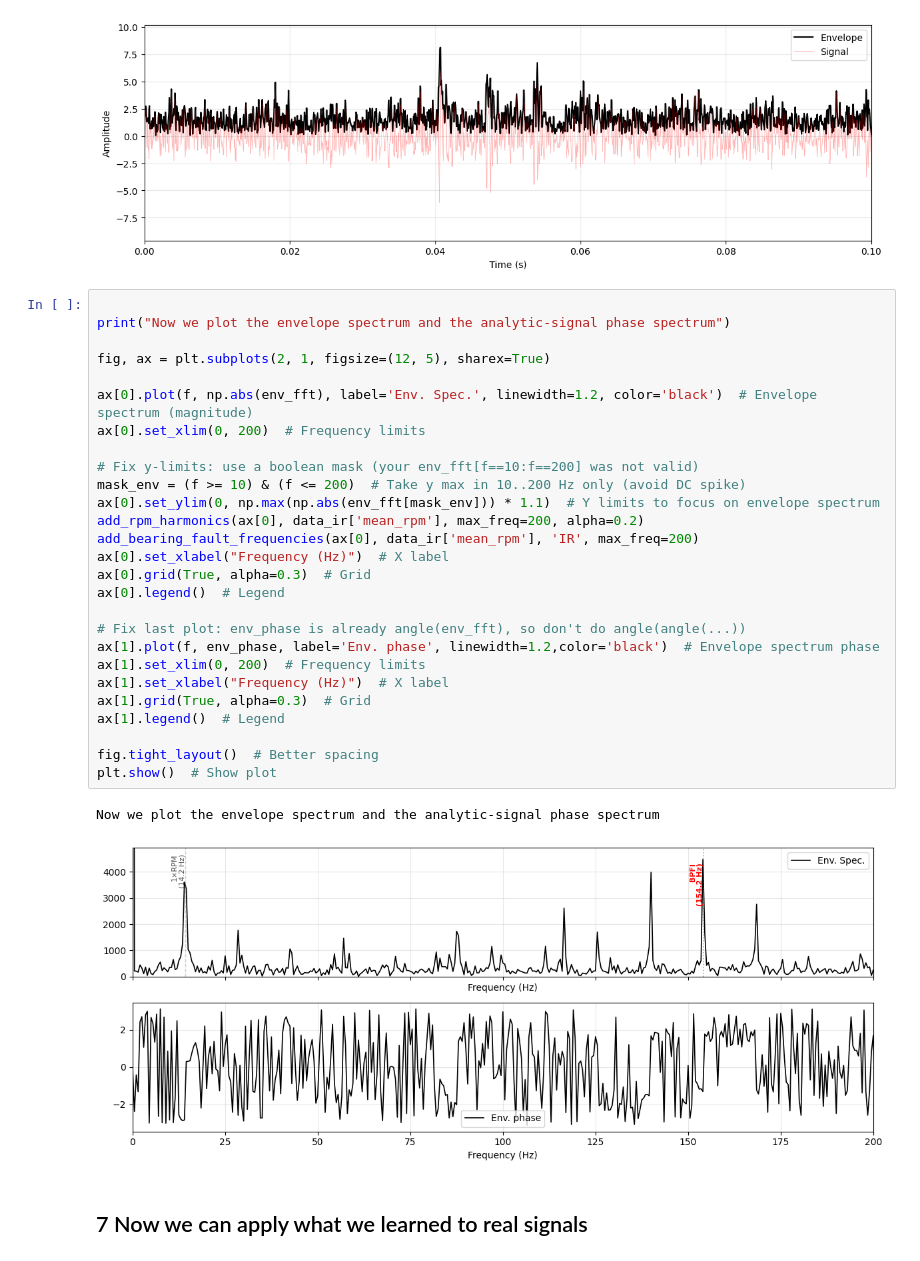
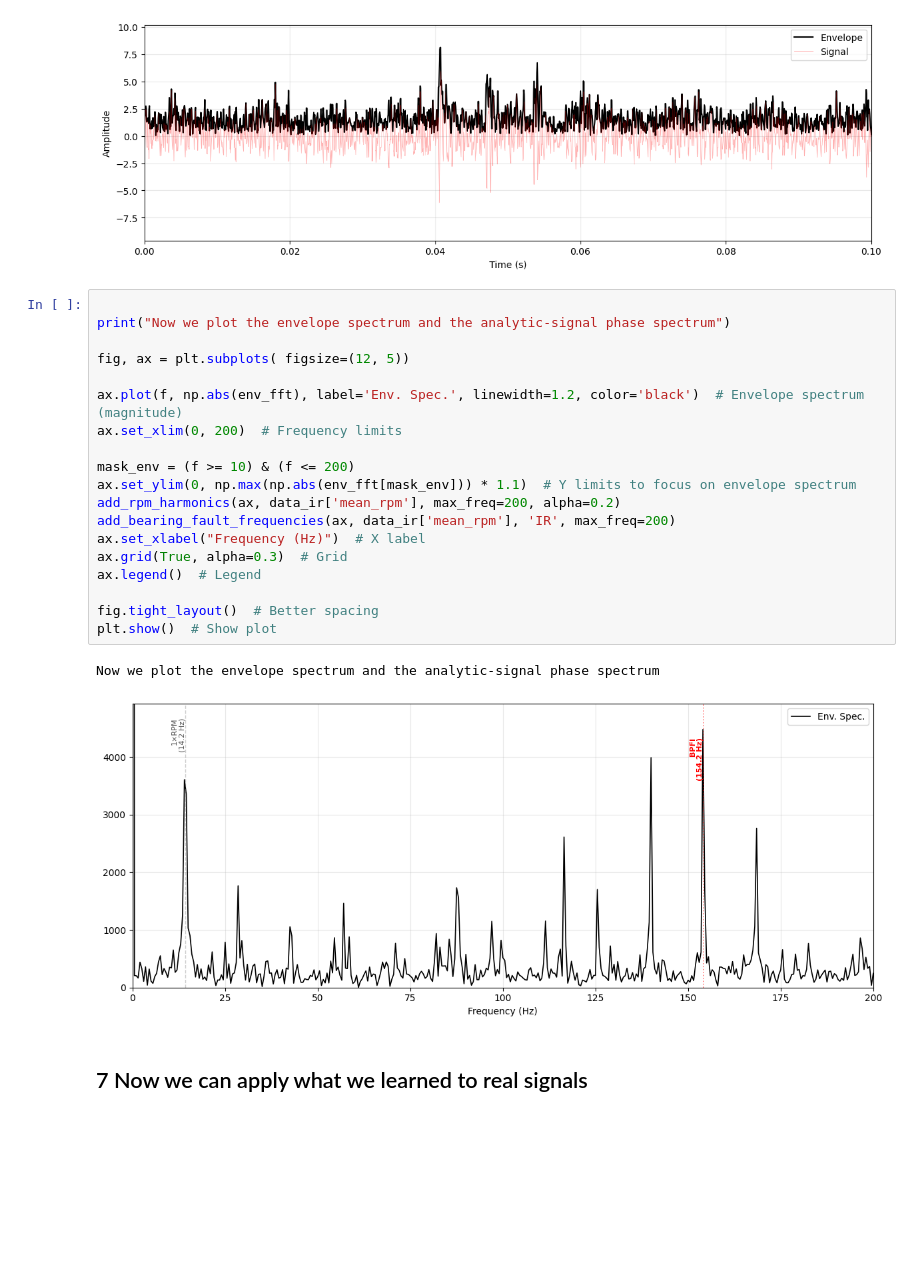
Before and after one commit to lgiraudo/Bearing-Fault-Diagnosis, a Jupyter notebook: content/BearingFaultDiagnosis.ipynb, the cells around one changed output. Cells and saved outputs as stored; diff of their text form; blank space fills up the shorter version.

```diff
--- a/content/BearingFaultDiagnosis.ipynb
+++ b/content/BearingFaultDiagnosis.ipynb
@@ -1121,33 +1125,25 @@ Finally, we use the IFFT to get the analytic signal in time domain, calculate it
 # %%
 
 print("Now we plot the envelope spectrum and the analytic-signal phase spectrum")
 
-fig, ax = plt.subplots(2, 1, figsize=(12, 5), sharex=True)
+fig, ax = plt.subplots( figsize=(12, 5))
 
-ax[0].plot(f, np.abs(env_fft), label='Env. Spec.', linewidth=1.2, color='black')  # Envelope spectrum (magnitude)
-ax[0].set_xlim(0, 200)  # Frequency limits
+ax.plot(f, np.abs(env_fft), label='Env. Spec.', linewidth=1.2, color='black')  # Envelope spectrum (magnitude)
+ax.set_xlim(0, 200)  # Frequency limits
 
-# Fix y-limits: use a boolean mask (your env_fft[f==10:f==200] was not valid)
-mask_env = (f >= 10) & (f <= 200)  # Take y max in 10..200 Hz only (avoid DC spike)
-ax[0].set_ylim(0, np.max(np.abs(env_fft[mask_env])) * 1.1)  # Y limits to focus on envelope spectrum
-add_rpm_harmonics(ax[0], data_ir['mean_rpm'], max_freq=200, alpha=0.2)
-add_bearing_fault_frequencies(ax[0], data_ir['mean_rpm'], 'IR', max_freq=200)
-ax[0].set_xlabel("Frequency (Hz)")  # X label
-ax[0].grid(True, alpha=0.3)  # Grid
-ax[0].legend()  # Legend
-
-# Fix last plot: env_phase is already angle(env_fft), so don't do angle(angle(...))
-ax[1].plot(f, env_phase, label='Env. phase', linewidth=1.2,color='black')  # Envelope spectrum phase
-ax[1].set_xlim(0, 200)  # Frequency limits
-ax[1].set_xlabel("Frequency (Hz)")  # X label
-ax[1].grid(True, alpha=0.3)  # Grid
-ax[1].legend()  # Legend
+mask_env = (f >= 10) & (f <= 200)
+ax.set_ylim(0, np.max(np.abs(env_fft[mask_env])) * 1.1)  # Y limits to focus on envelope spectrum
+add_rpm_harmonics(ax, data_ir['mean_rpm'], max_freq=200, alpha=0.2)
+add_bearing_fault_frequencies(ax, data_ir['mean_rpm'], 'IR', max_freq=200)
+ax.set_xlabel("Frequency (Hz)")  # X label
+ax.grid(True, alpha=0.3)  # Grid
+ax.legend()  # Legend
 
 fig.tight_layout()  # Better spacing
 plt.show()  # Show plot
 # %% [output]
 Now we plot the envelope spectrum and the analytic-signal phase spectrum
-[figure, old version]
+[figure, new version]
 # %% [markdown]
 ## 7 Now we can apply what we learned to real signals
 # %%
```
Also changed, not shown: parts of 18 cells of this notebook, 1 other file.
